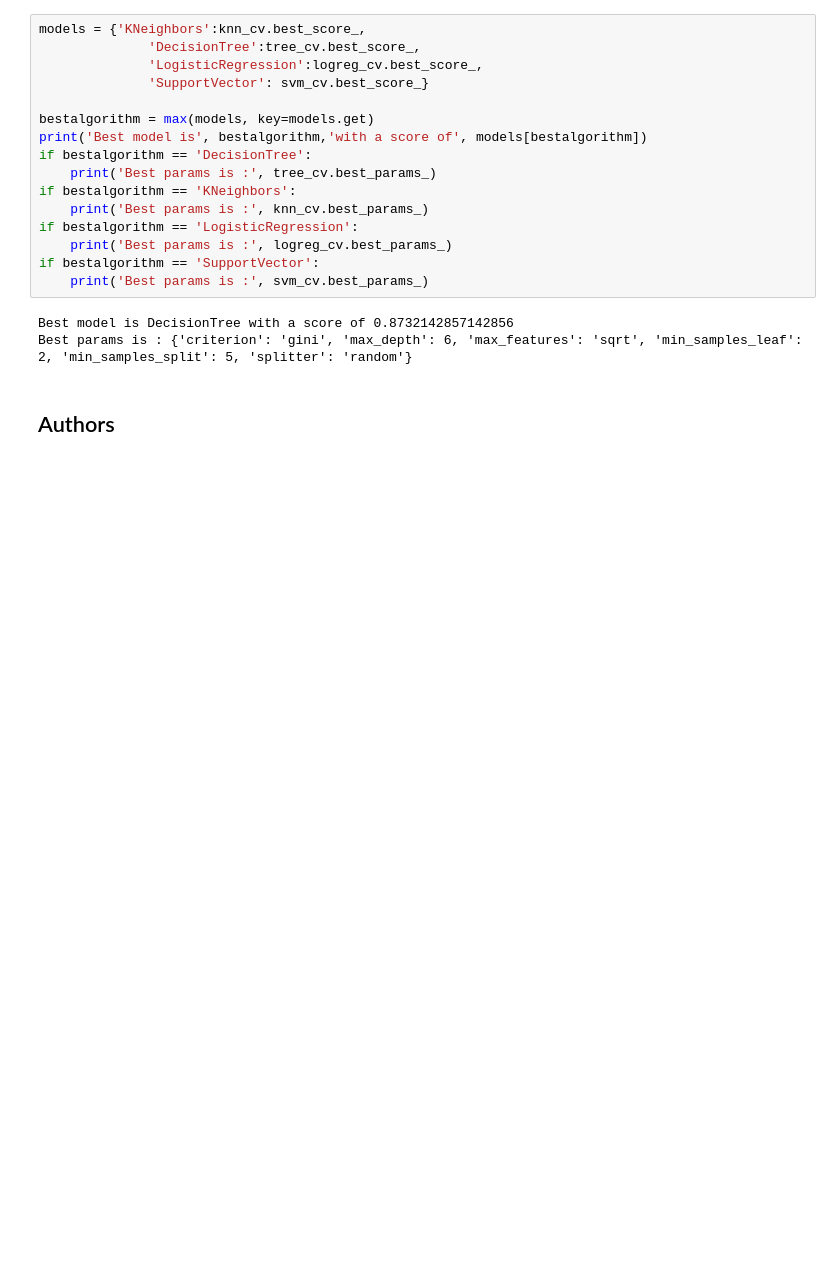
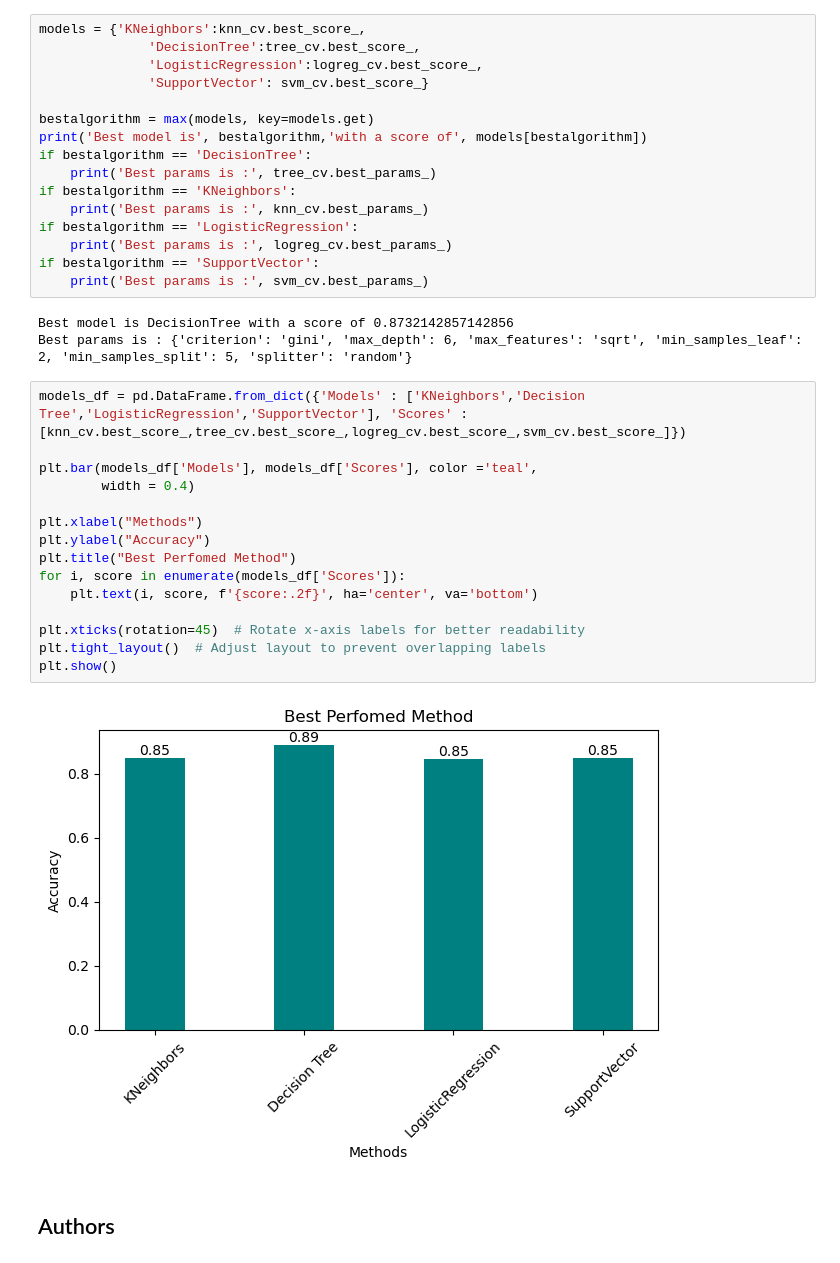
Before and after one commit to SauravSharma7/IBM_Applied_Data_Science_Capstone, a Jupyter notebook: SpaceX_Machine Learning Prediction_Part_5_SauravSharma.ipynb, the cells around one changed output. Cells and saved outputs as stored; diff of their text form; blank space fills up the shorter version.

```diff
--- a/SpaceX_Machine Learning Prediction_Part_5_SauravSharma.ipynb
+++ b/SpaceX_Machine Learning Prediction_Part_5_SauravSharma.ipynb
@@ -377,6 +377,23 @@ if bestalgorithm == 'SupportVector':
 # %% [output]
 Best model is DecisionTree with a score of 0.8732142857142856
 Best params is : {'criterion': 'gini', 'max_depth': 6, 'max_features': 'sqrt', 'min_samples_leaf': 2, 'min_samples_split': 5, 'splitter': 'random'}
+# %%
+models_df = pd.DataFrame.from_dict({'Models' : ['KNeighbors','Decision Tree','LogisticRegression','SupportVector'], 'Scores' : [knn_cv.best_score_,tree_cv.best_score_,logreg_cv.best_score_,svm_cv.best_score_]})
+
+plt.bar(models_df['Models'], models_df['Scores'], color ='teal',
+        width = 0.4)
+
+plt.xlabel("Methods")
+plt.ylabel("Accuracy")
+plt.title("Best Perfomed Method")
+for i, score in enumerate(models_df['Scores']):
+    plt.text(i, score, f'{score:.2f}', ha='center', va='bottom')
+
+plt.xticks(rotation=45)  # Rotate x-axis labels for better readability
+plt.tight_layout()  # Adjust layout to prevent overlapping labels
+plt.show()
+# %% [output]
+[figure, added]
 # %% [markdown]
 ## Authors
 # %% [markdown]
```
